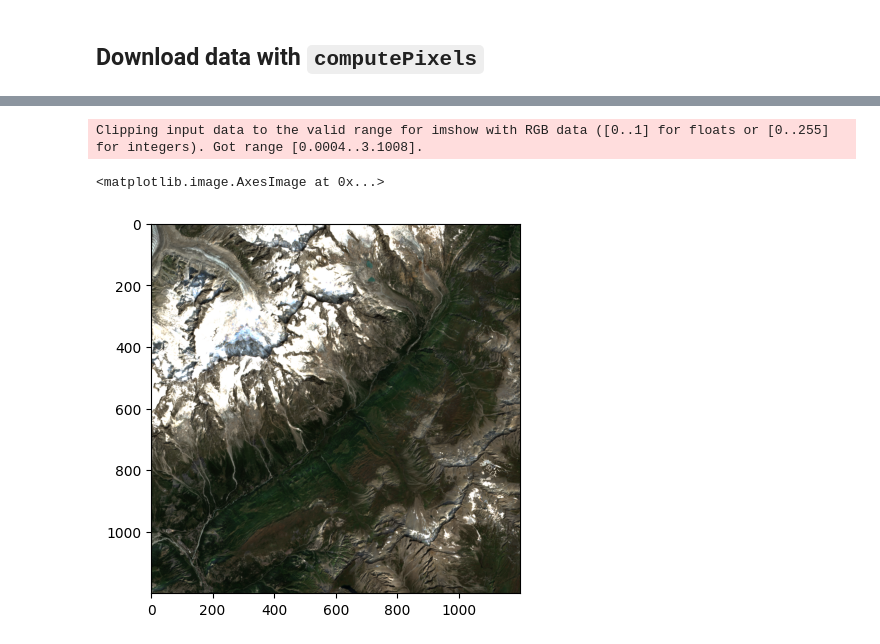
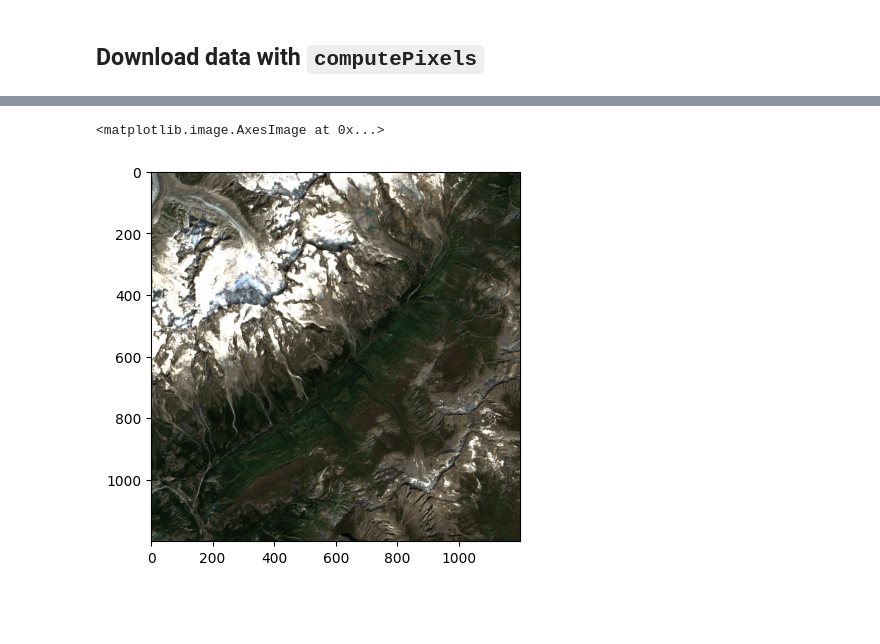
Before and after one commit to lqgentner/deep-glacier-inventory, a Jupyter notebook: notebooks/gee-s2.ipynb, the cells around one changed output, grey strips where cells are left out. Drawn from its saved outputs; the diff is of its cells as text; code cells hidden in the pictures; blank space fills up the shorter version.

```diff
--- a/notebooks/gee-s2.ipynb
+++ b/notebooks/gee-s2.ipynb
@@ -277,4 +172,8 @@ npy_bytes = dl._get_patch(img, test_coords, test_crs)
 # %%
-array = np.load(io.BytesIO(npy_bytes))
-display_array = rfn.structured_to_unstructured(array[["B4", "B3", "B2"]]) / 5000
-plt.imshow(display_array)
+# Load array
+array = np.load(path)
+
+# Visualize array
+a = rfn.structured_to_unstructured(array[["B4", "B3", "B2"]])
+a = (a / (3 * a.std())).clip(0, 1)
+plt.imshow(a);
@@ -289,28 +184,7 @@ dl = GEEDownloader(
     padding_ratio=0.1,
     scale=10,
     bands=["B4", "B3", "B2"],
+    write_dir=write_dir,
 )
 
-tif_bytes = dl._get_patch(img, test_coords, test_crs)
+path = dl.write_patch(img, coords=test_coords, crs=test_crs, id_=test_id)
-# %%
-from rasterio.io import MemoryFile
-import rasterio
-
-with MemoryFile(tif_bytes) as memfile:
-    src = memfile.open()
-    array = src.read()
-
-plt.imshow(array.transpose([1, 2, 0]) / 5000)
-# %% [output]
-Clipping input data to the valid range for imshow with RGB data ([0..1] for floats or [0..255] for integers). Got range [0.0004..3.1008].
-<matplotlib.image.AxesImage at 0x...>
-[figure, removed]
-# %%
-# Register GDAL format drivers and configuration options with a
-# context manager.
-with MemoryFile(tif_bytes) as memfile:
-    src = memfile.open()
-    array = src.read()
-    profile = src.profile
-    with rasterio.open("rasterio_int.tif", "w", **profile) as dst:
-        dst.write(array)
@@ -329,0 +191,11 @@ with MemoryFile(tif_bytes) as memfile:
+# %%
+# Load array
+with rasterio.open(path) as src:
+    a = src.read()
+
+a = a.transpose([1, 2, 0])
+a = (a / (3 * a.std())).clip(0, 1)
+plt.imshow(a)
+# %% [output]
+<matplotlib.image.AxesImage at 0x...>
+[figure, added]
```
Also changed, not shown: parts of 8 cells of this notebook, 1 other file.
